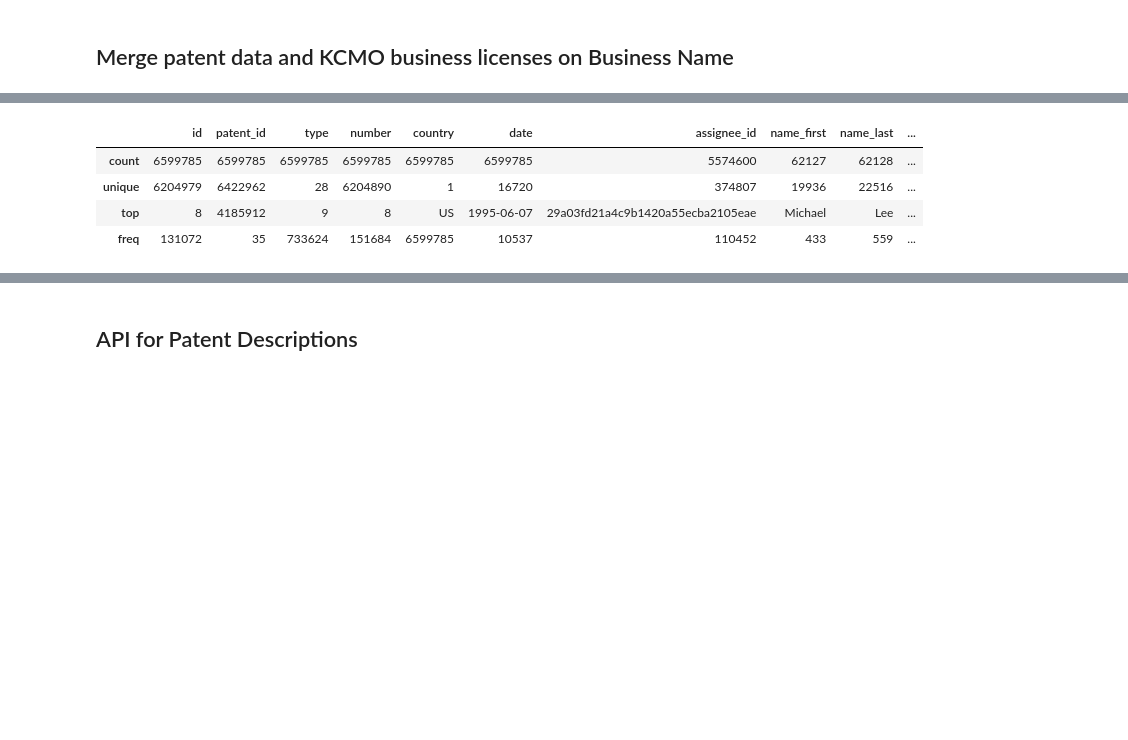
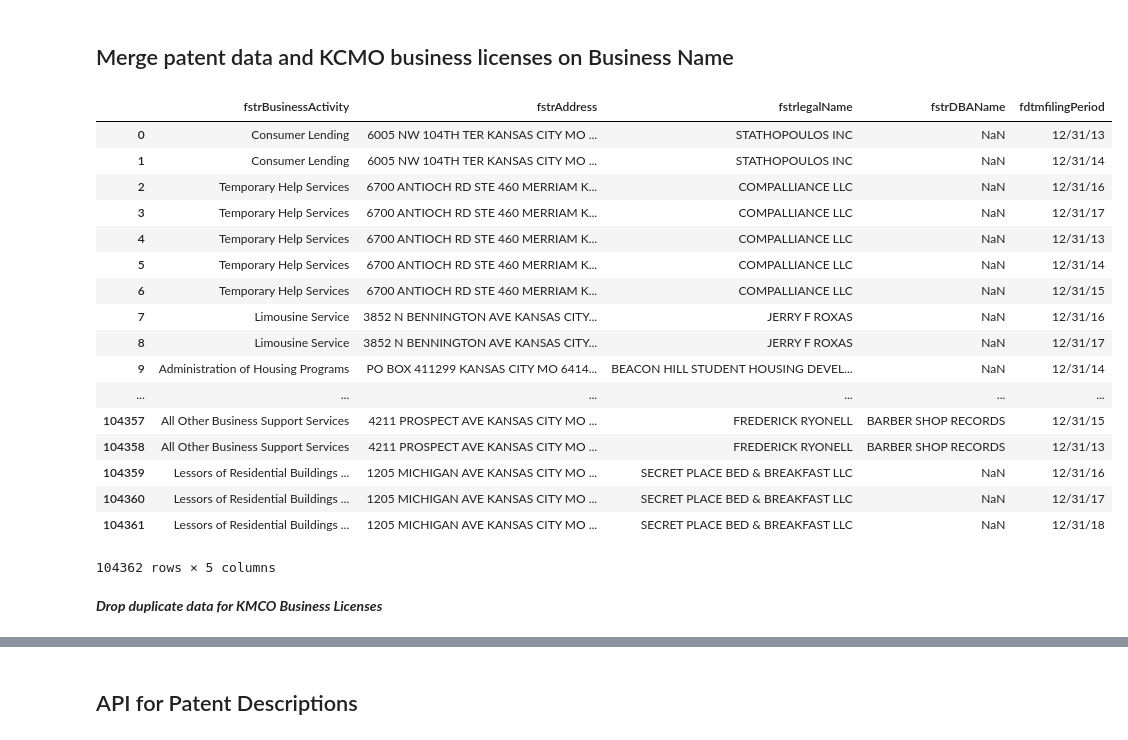
Before and after one commit to Coleridge-Initiative/ada-2018-kcmo, a Jupyter notebook: scripts/exploratory/patent_company_matching_and_descriptions_api.ipynb, the cells around one changed output, grey strips where cells are left out. Saved outputs shown, nothing was run; the diff lists cells and outputs as text; code cells hidden in the pictures; blank space fills up the shorter version.

```diff
--- a/scripts/exploratory/patent_company_matching_and_descriptions_api.ipynb
+++ b/scripts/exploratory/patent_company_matching_and_descriptions_api.ipynb
@@ -30,6 +33,29 @@ import os
 # %%
 patent_data = pd.read_csv('../../data/USPTO/patent_data.csv')
 kcmo = pd.read_csv('../../data/KCMO/BusinessLicense2013_2018NYU_01222018.csv')
+# %%
+kcmo
+# %% [output]
+|  | fstrBusinessActivity | fstrAddress | fstrlegalName | fstrDBAName | fdtmfilingPeriod |
+| 0 | Consumer Lending | 6005 NW 104TH TER KANSAS CITY MO ... | STATHOPOULOS INC | NaN | 12/31/13 |
+| 1 | Consumer Lending | 6005 NW 104TH TER KANSAS CITY MO ... | STATHOPOULOS INC | NaN | 12/31/14 |
+| 2 | Temporary Help Services | 6700 ANTIOCH RD STE 460 MERRIAM K... | COMPALLIANCE LLC | NaN | 12/31/16 |
+| 3 | Temporary Help Services | 6700 ANTIOCH RD STE 460 MERRIAM K... | COMPALLIANCE LLC | NaN | 12/31/17 |
+| 4 | Temporary Help Services | 6700 ANTIOCH RD STE 460 MERRIAM K... | COMPALLIANCE LLC | NaN | 12/31/13 |
+| 5 | Temporary Help Services | 6700 ANTIOCH RD STE 460 MERRIAM K... | COMPALLIANCE LLC | NaN | 12/31/14 |
+| 6 | Temporary Help Services | 6700 ANTIOCH RD STE 460 MERRIAM K... | COMPALLIANCE LLC | NaN | 12/31/15 |
+| 7 | Limousine Service | 3852 N BENNINGTON AVE KANSAS CITY... | JERRY F ROXAS | NaN | 12/31/16 |
+| 8 | Limousine Service | 3852 N BENNINGTON AVE KANSAS CITY... | JERRY F ROXAS | NaN | 12/31/17 |
+| 9 | Administration of Housing Programs | PO BOX 411299 KANSAS CITY MO 6414... | BEACON HILL STUDENT HOUSING DEVEL... | NaN | 12/31/14 |
+| ... | ... | ... | ... | ... | ... |
+| 104357 | All Other Business Support Services | 4211 PROSPECT AVE KANSAS CITY MO ... | FREDERICK RYONELL | BARBER SHOP RECORDS | 12/31/15 |
+| 104358 | All Other Business Support Services | 4211 PROSPECT AVE KANSAS CITY MO ... | FREDERICK RYONELL | BARBER SHOP RECORDS | 12/31/13 |
+| 104359 | Lessors of Residential Buildings ... | 1205 MICHIGAN AVE KANSAS CITY MO ... | SECRET PLACE BED & BREAKFAST LLC | NaN | 12/31/16 |
+| 104360 | Lessors of Residential Buildings ... | 1205 MICHIGAN AVE KANSAS CITY MO ... | SECRET PLACE BED & BREAKFAST LLC | NaN | 12/31/17 |
+| 104361 | Lessors of Residential Buildings ... | 1205 MICHIGAN AVE KANSAS CITY MO ... | SECRET PLACE BED & BREAKFAST LLC | NaN | 12/31/18 |
+104362 rows × 5 columns
+# %% [markdown]
+___Drop duplicate data for KMCO Business Licenses___
 # %%
 kcmo = kcmo.drop_duplicates()
 kcmo.describe(include = 'all')
@@ -39,11 +65,3 @@ kcmo.describe(include = 'all')
 | unique | 626 | 30654 | 33593 | 10351 | 6 |
 | top | Commercial and Institutional Buil... | 2405 GRAND BLVD STE 1020 KANSAS C... | REDBOX AUTOMATED RETAIL LLC | CASH AMERICA PAWN OF KANSAS CITY | 12/31/17 |
 | freq | 19273 | 139 | 313 | 70 | 23873 |
-# %%
-patent_data.describe(include = 'all')
-# %% [output]
-|  | id | patent_id | type | number | country | date | assignee_id | name_first | name_last | ... |
-| count | 6599785 | 6599785 | 6599785 | 6599785 | 6599785 | 6599785 | 5574600 | 62127 | 62128 | ... |
-| unique | 6204979 | 6422962 | 28 | 6204890 | 1 | 16720 | 374807 | 19936 | 22516 | ... |
-| top | 8 | 4185912 | 9 | 8 | US | 1995-06-07 | 29a03fd21a4c9b1420a55ecba2105eae | Michael | Lee | ... |
-| freq | 131072 | 35 | 733624 | 151684 | 6599785 | 10537 | 110452 | 433 | 559 | ... |
```
Also changed, not shown: parts of 26 cells of this notebook, 19 other files.
